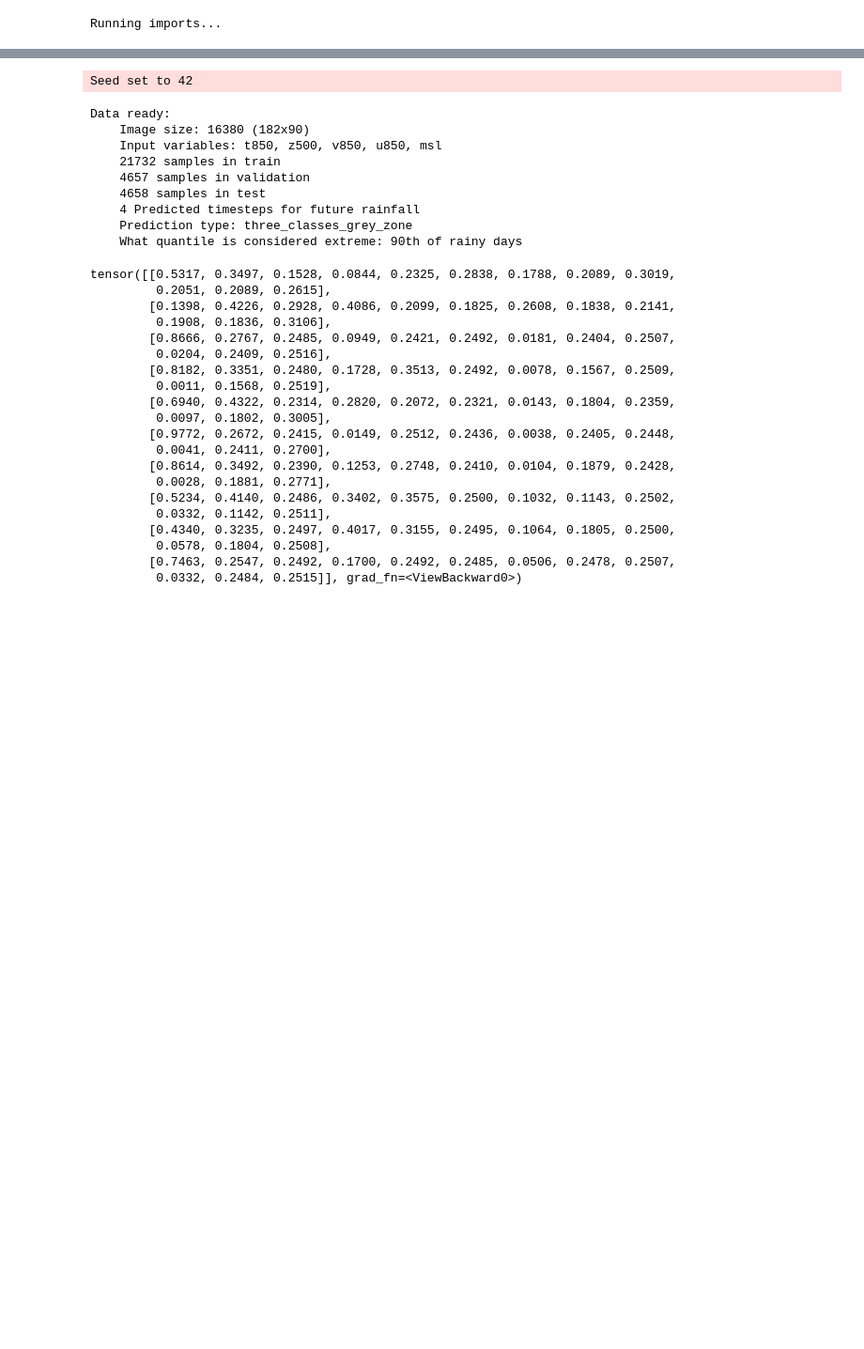
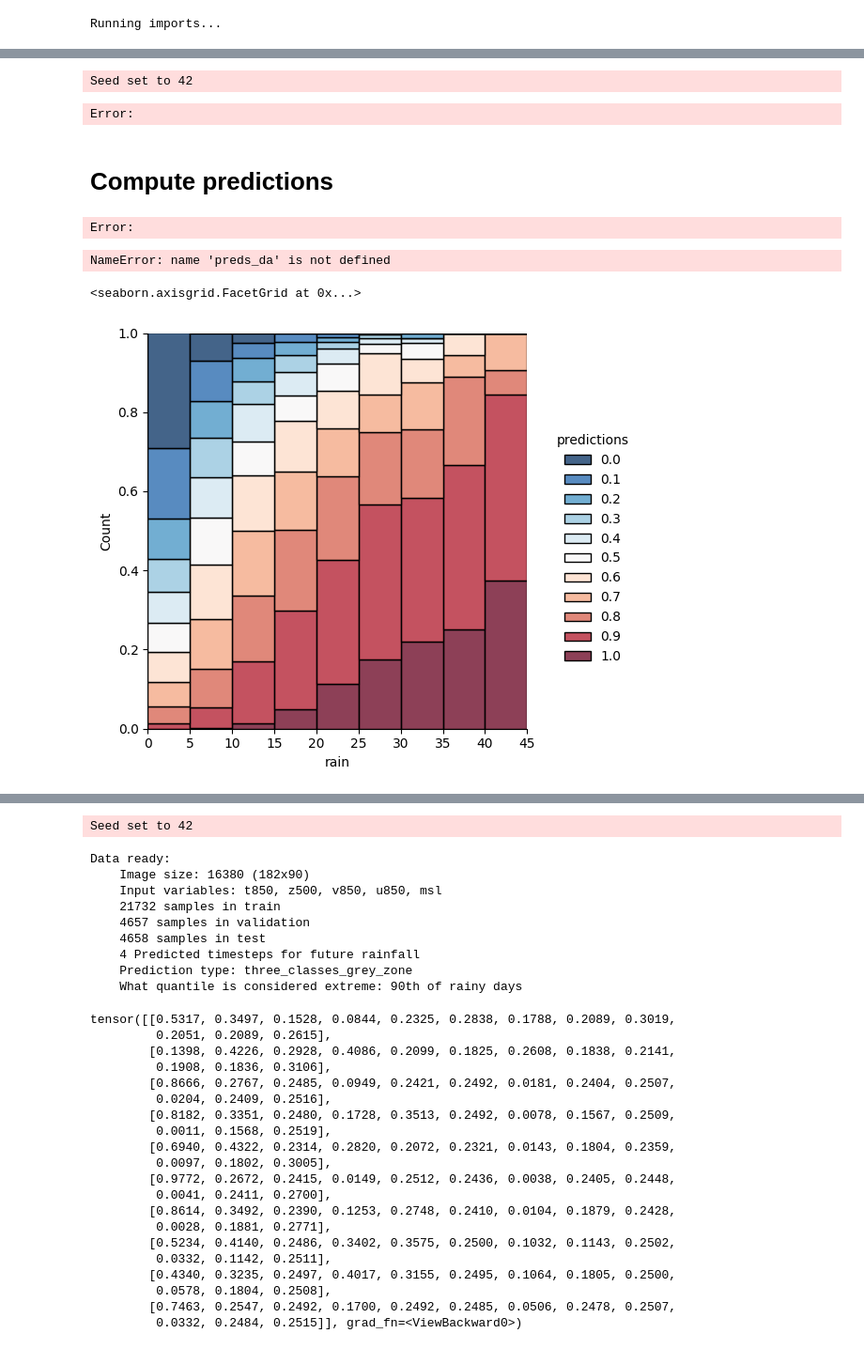
Before and after one commit to rguilcas/predict_rain_norway, a Jupyter notebook: assessment_of_nn/attributions_all_timesteps.ipynb, the cells around one changed output, grey strips where cells are left out. Shown at 94% size. Drawn from its saved outputs; the diff is of its cells as text; code cells hidden in the pictures; blank space fills up the shorter version.

```diff
--- a/assessment_of_nn/attributions_all_timesteps.ipynb
+++ b/assessment_of_nn/attributions_all_timesteps.ipynb
@@ -24,3 +40,41 @@ Running imports...
 # %%
-run_id = '7lqisk9f'
-samples_to_attribute = 'all-extr'
+run_id = '9ccme8gw'
+samples_to_attribute = 'all'
+torch.set_float32_matmul_precision('medium')
+seed_everything(42, workers=True)
+dataloader, lightning_model = load_trained_model(run_id)
+# %% [output]
+Seed set to 42
+Error:
+# %% [markdown]
+# Compute predictions
+# %%
+all_targets = []
+all_preds = []
+for batch in tqdm(dataloader.val_loader):
+    x, y = batch
+    lightning_model.eval()
+    with torch.no_grad():
+        all_preds.append(lightning_model(x))
+    all_targets.append(y)
+# %% [output]
+Error:
+# %%
+targets = torch.cat(all_targets).cpu().numpy()
+preds = torch.nn.Sigmoid()(torch.cat(all_preds)).cpu().numpy()
+
+ds_aligned = dataloader.ds_val.isel(time=range(targets.shape[0]))
+preds_da = xr.DataArray(preds, dims=['time','timestep'], coords =ds_aligned.targets.coords)
+ds_aligned ['predictions'] = preds_da
+# %%
+preds_da.plot.hist()
+# %% [output]
+NameError: name 'preds_da' is not defined
+# %%
+df_ = ds_aligned[['predictions','rain']].to_dataframe()
+df_['predictions']=df_.predictions.round(1)
+
+sns.displot(df_, x='rain', hue='predictions', multiple='fill', bins=np.arange(0,50,5), kind='hist', palette='RdBu_r')
+# %% [output]
+<seaborn.axisgrid.FacetGrid at 0x...>
+[figure, added]
```
Also changed, not shown: parts of 99 cells of this notebook, 15 other files.
